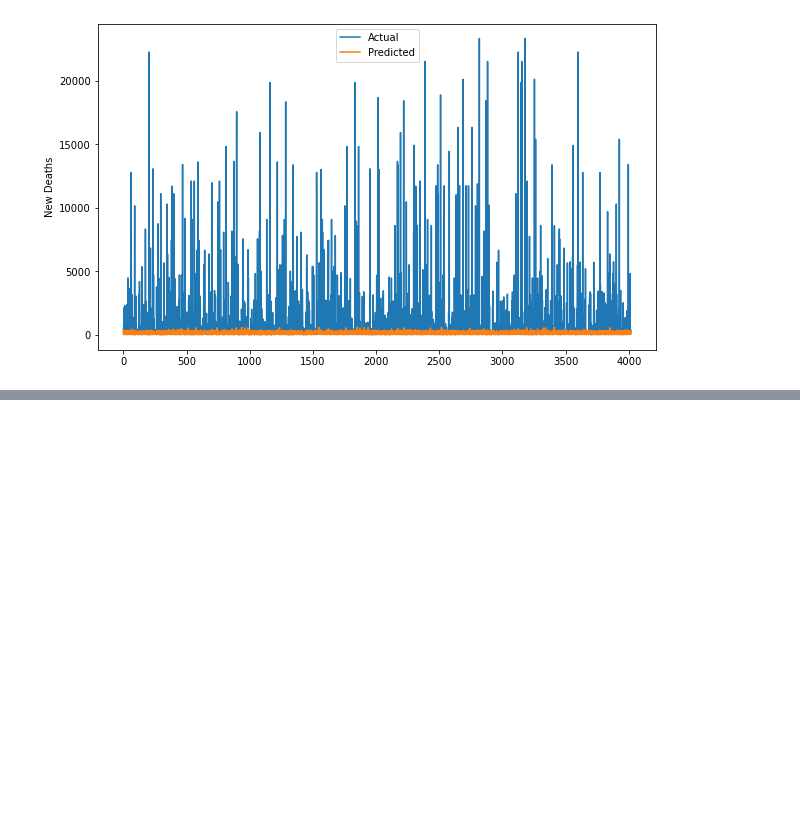
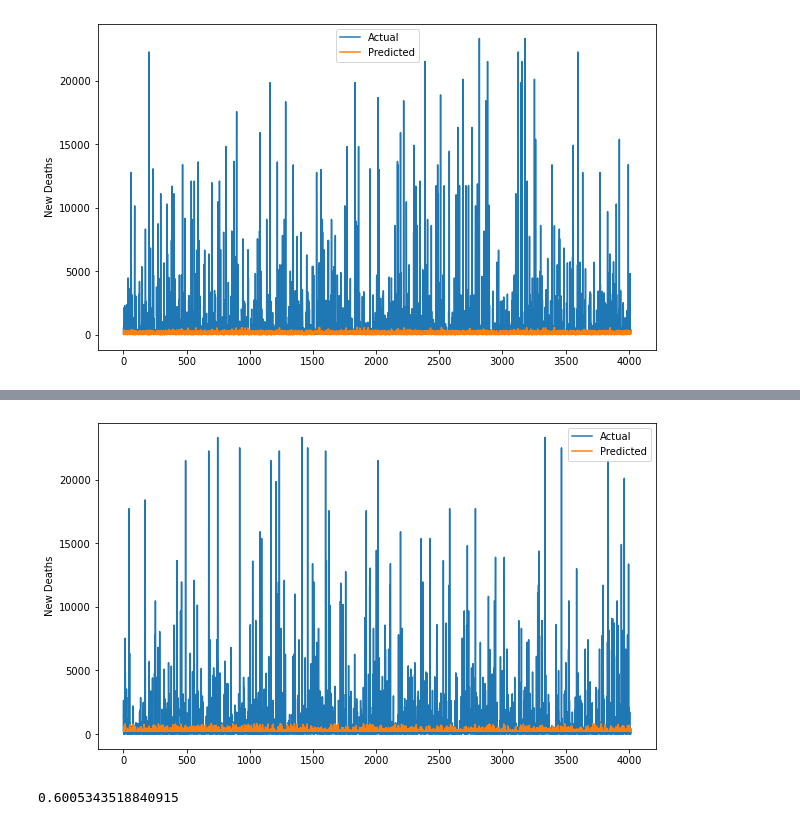
Before and after one commit to y-ginther/DS-Capstone, a Jupyter notebook: LSTMv2_c.ipynb, the cells around one changed output, grey strips where cells are left out. Cells and saved outputs as stored; diff of their text form; code cells hidden in the pictures; blank space fills up the shorter version.

```diff
--- a/LSTMv2_c.ipynb
+++ b/LSTMv2_c.ipynb
@@ -346,0 +470,9 @@ plt.show()
+# %%
+test_pred = model.predict(X_test)
+plt.figure(figsize=(10, 6))
+plt.plot(y_test, label='Actual')
+plt.plot(test_pred, label='Predicted')
+plt.ylabel('New Deaths')
+plt.legend()
+plt.show()
+# %% [output]
@@ -346,0 +480,7 @@ plt.show()
+[figure, added]
+# %%
+mase = MeanAbsoluteScaledError(sp = 13)
+mase = mase(test_pred, y_test, y_train = y_train)
+mase
+# %% [output]
+0.6005343518840915
```
Also changed, not shown: parts of 14 cells of this notebook.
